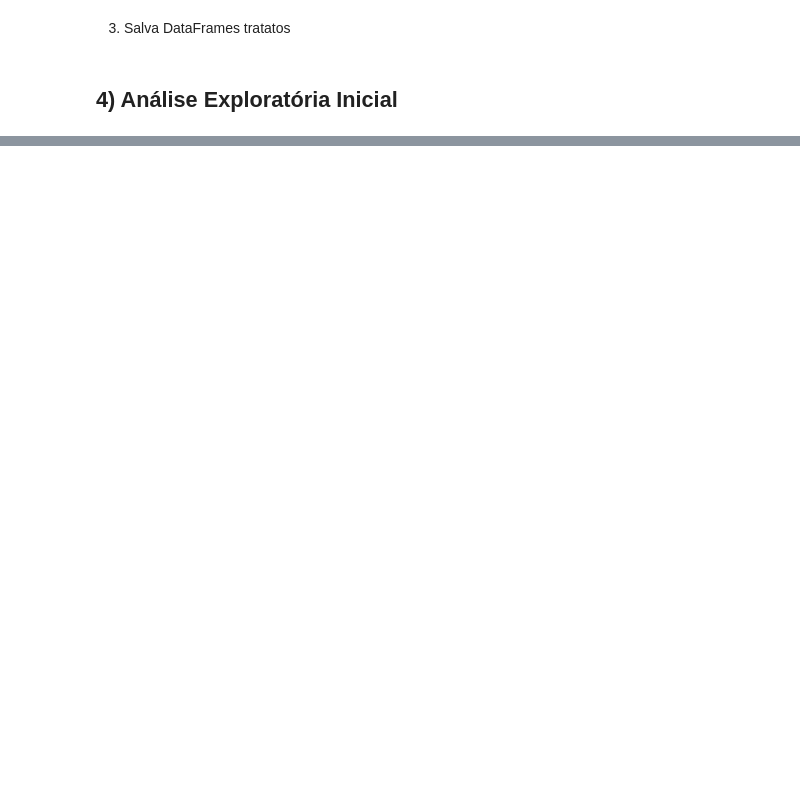
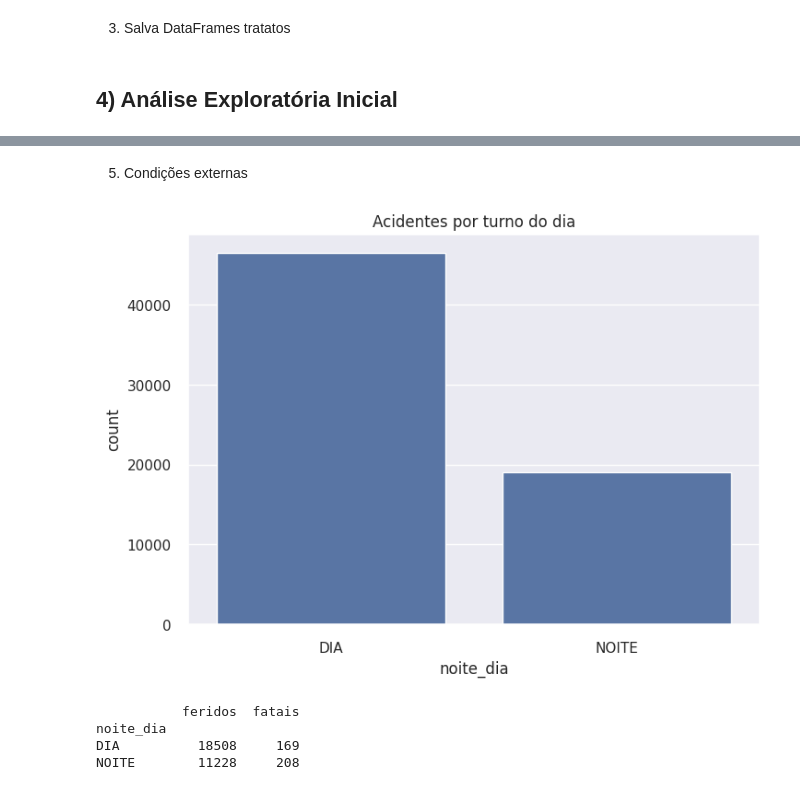
Before and after one commit to nandasiq/acidentes-poa, a Jupyter notebook: jupyter/01_exploracao.ipynb, the cells around one changed output, grey strips where cells are left out. Drawn from its saved outputs; the diff is of its cells as text; code cells hidden in the pictures; blank space fills up the shorter version.

```diff
--- a/jupyter/01_exploracao.ipynb
+++ b/jupyter/01_exploracao.ipynb
@@ -211,0 +316,17 @@ plt.show()
+# %% [markdown]
+5. Condições externas
+# %%
+# Acidentes por turno (dia/noite)
+sns.countplot(x="noite_dia", data=df_20_24)
+plt.title("Acidentes por turno do dia")
+plt.show()
+
+# Severidade por turno
+df_turno = df_20_24.groupby("noite_dia")[["feridos","fatais"]].sum()
+print(df_turno)
+# %% [output]
+[figure, added]
+           feridos  fatais
+noite_dia
+DIA          18508     169
+NOITE        11228     208
```
Also changed, not shown: parts of 13 cells of this notebook, 3 other files.
